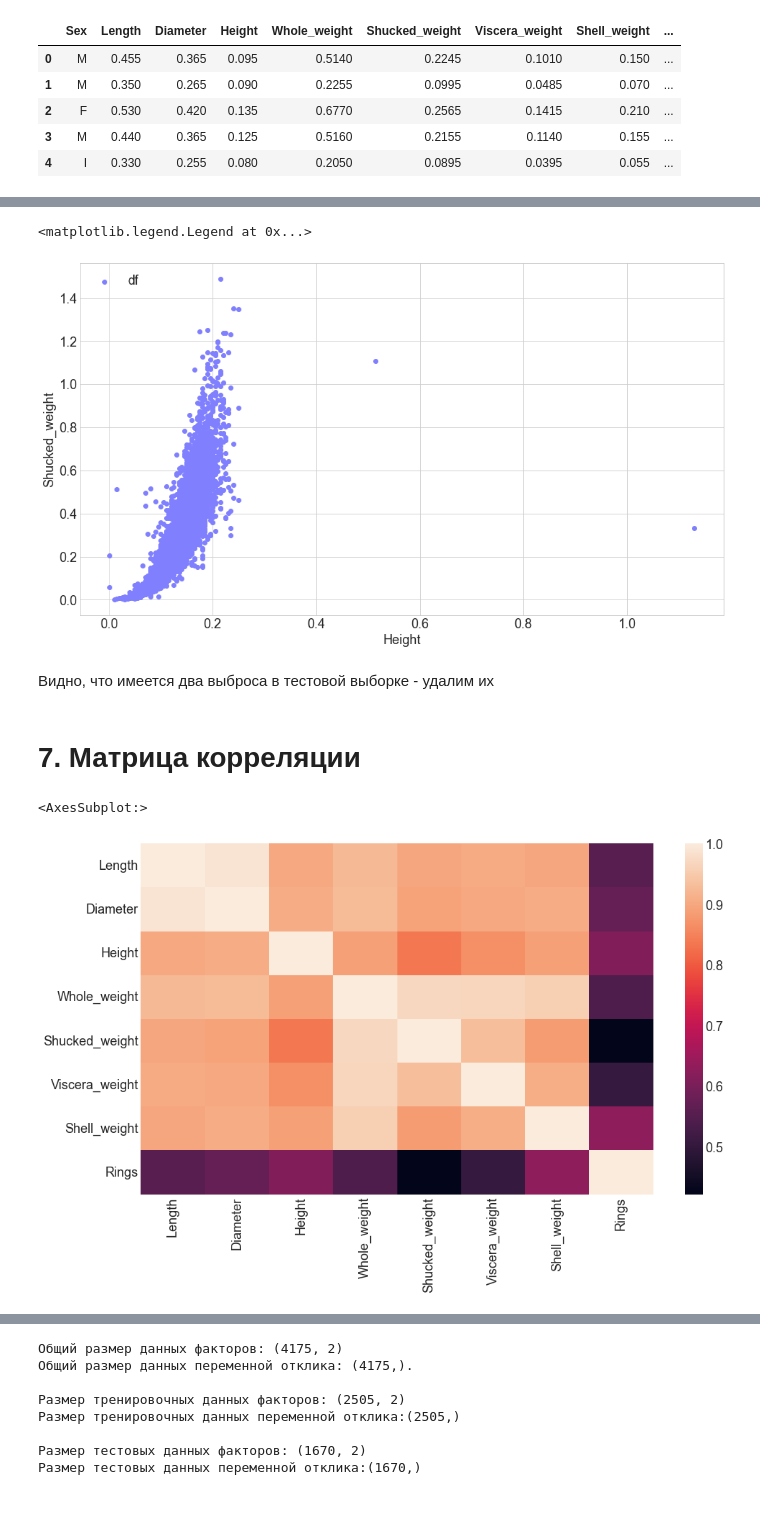
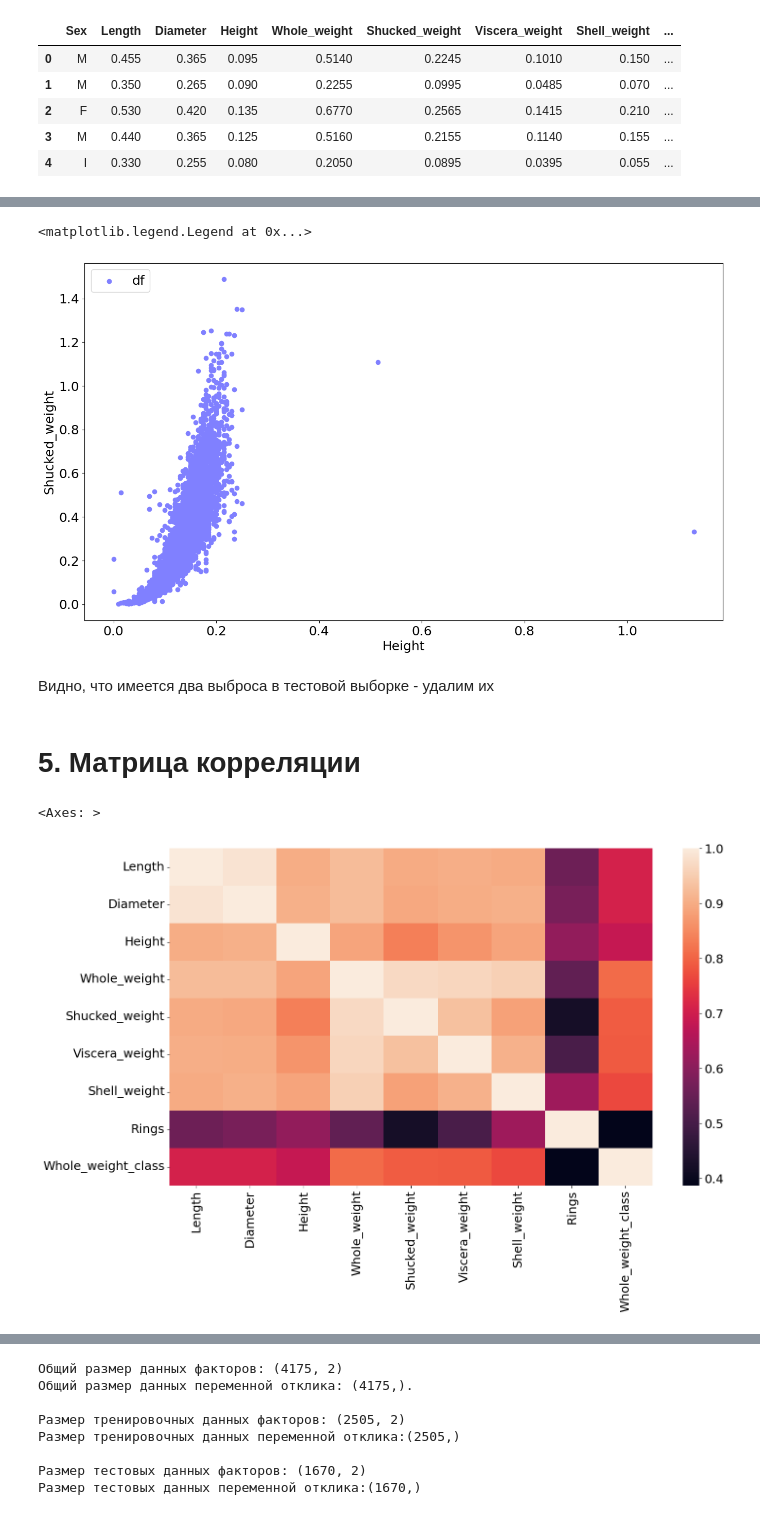
Before and after one commit to Maeatik/mash, a Jupyter notebook: 11/main.ipynb, the cells around one changed output, grey strips where cells are left out. Cells and saved outputs as stored; diff of their text form; code cells hidden in the pictures.

```diff
--- a/11/main.ipynb
+++ b/11/main.ipynb
@@ -66,7 +65,7 @@ df.head(10)
 | 8 | M | 0.475 | 0.370 | 0.125 | 0.5095 | 0.2165 | 0.1125 | 0.165 | ... |
 | 9 | F | 0.550 | 0.440 | 0.150 | 0.8945 | 0.3145 | 0.1510 | 0.320 | ... |
 # %%
-df['Whole_weight_class'] = np.where(df.Whole_weight > 1, 'Over 1', 'Less 1')
+df['Whole_weight_class'] = np.where(df.Whole_weight > 1, 1, 0)
 # %%
 df.head(5)
 # %% [output]
@@ -106,20 +105,20 @@ ax.set_ylabel('Shucked_weight')
 plt.legend(loc='upper left')
 # %% [output]
 <matplotlib.legend.Legend at 0x...>
-[figure, old version]
+[figure, new version]
 # %% [markdown]
 Видно, что имеется два выброса в тестовой выборке - удалим их
 # %%
 df = df.drop(index=list(df.query("Height>0.4").index))
 # %% [markdown]
-<h1>7. Матрица корреляции</h1>
+<h1>5. Матрица корреляции</h1>
 # %%
-sns.heatmap(data=df.corr())
+sns.heatmap(data=df.corr(numeric_only=True))
 # Height, Shucked_weight - берем за факторы
 # Whole_weight - берем за переменную отклика
 # %% [output]
-<AxesSubplot:>
+<Axes: >
-[figure, old version]
+[figure, new version]
 # %%
 X, y = df[['Height', 'Shucked_weight']].values, df['Whole_weight_class']
 # %%
```
Also changed, not shown: parts of 15 cells of this notebook, 1 other file.
